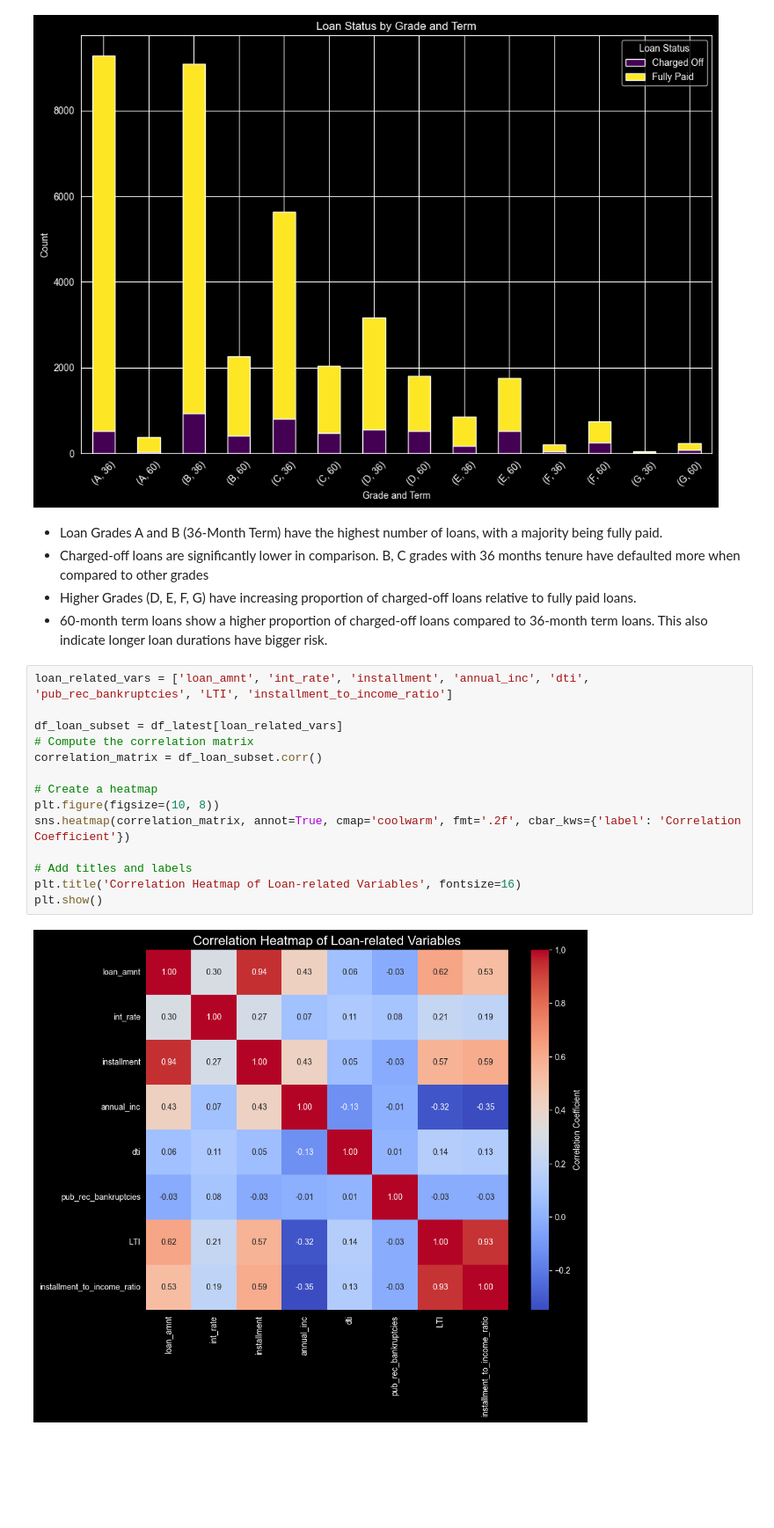
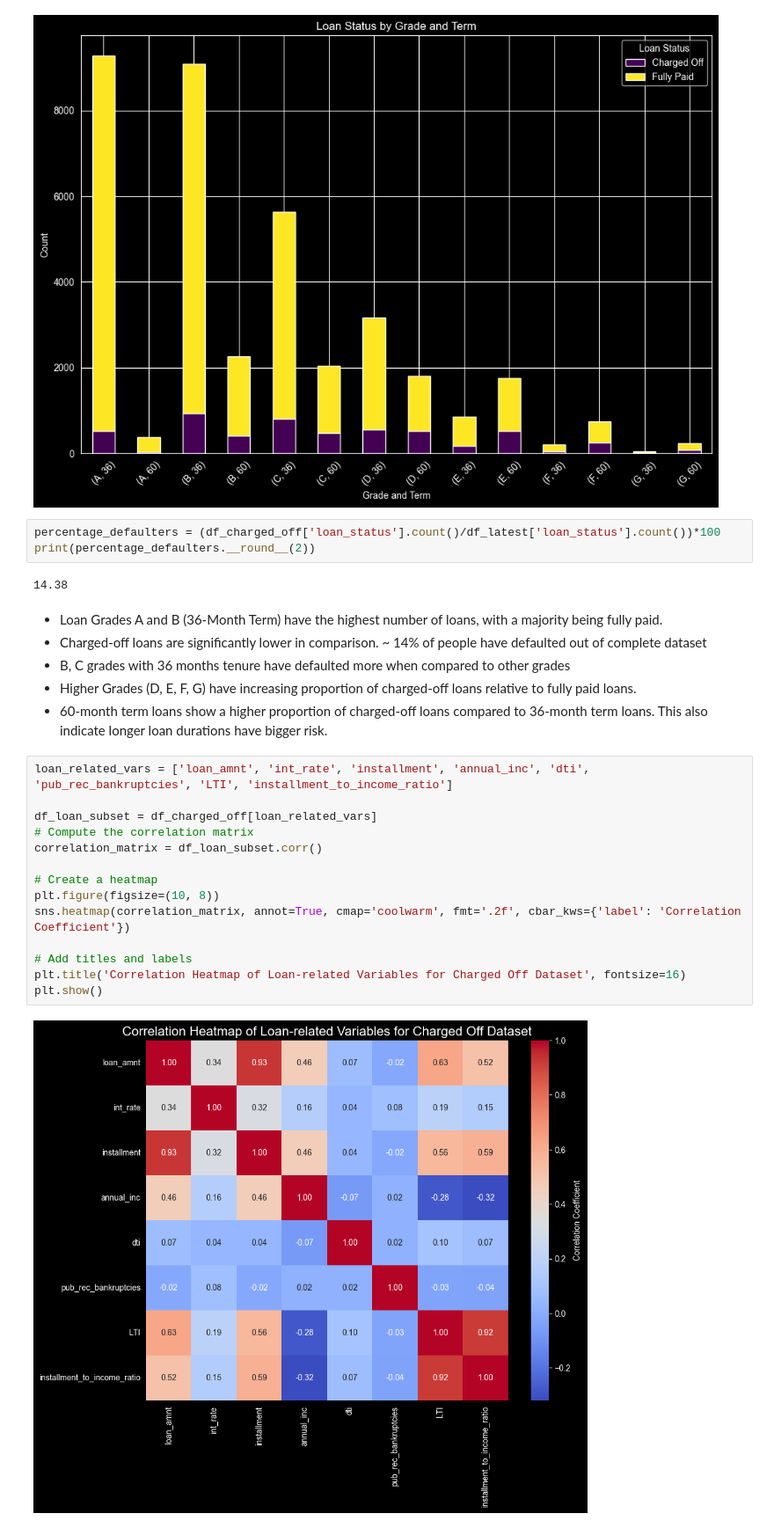
Before and after one commit to muralik31/Lending-Club-Case-Study, a Jupyter notebook: Murali_Krishna_Kondapally.ipynb, the cells around one changed output. Shown at 88% size. Drawn from its saved outputs; the diff is of its cells as text; blank space fills up the shorter version.

```diff
--- a/Murali_Krishna_Kondapally.ipynb
+++ b/Murali_Krishna_Kondapally.ipynb
@@ -959,27 +960,33 @@ plt.xticks(rotation=45)
 plt.show()
 # %% [output]
 [figure]
+# %%
+percentage_defaulters = (df_charged_off['loan_status'].count()/df_latest['loan_status'].count())*100
+print(percentage_defaulters.__round__(2))
+# %% [output]
+14.38
 # %% [markdown]
 - Loan Grades A and B (36-Month Term) have the highest number of loans, with a majority being fully paid.
-- Charged-off loans are significantly lower in comparison. B, C grades with 36 months tenure have defaulted more when compared to other grades
+- Charged-off loans are significantly lower in comparison.  ~ 14% of people have defaulted out of complete dataset
+- B, C grades with 36 months tenure have defaulted more when compared to other grades
 - Higher Grades (D, E, F, G) have increasing proportion of charged-off loans relative to fully paid loans.
 - 60-month term loans show a higher proportion of charged-off loans compared to 36-month term loans. This also indicate longer loan durations have bigger risk.
 # %%
 loan_related_vars = ['loan_amnt', 'int_rate', 'installment', 'annual_inc', 'dti', 'pub_rec_bankruptcies', 'LTI', 'installment_to_income_ratio']
 
-df_loan_subset = df_latest[loan_related_vars]
+df_loan_subset = df_charged_off[loan_related_vars]
 # Compute the correlation matrix
 correlation_matrix = df_loan_subset.corr()
 
 # Create a heatmap
 plt.figure(figsize=(10, 8))
 sns.heatmap(correlation_matrix, annot=True, cmap='coolwarm', fmt='.2f', cbar_kws={'label': 'Correlation Coefficient'})
 
 # Add titles and labels
-plt.title('Correlation Heatmap of Loan-related Variables', fontsize=16)
+plt.title('Correlation Heatmap of Loan-related Variables for Charged Off Dataset', fontsize=16)
 plt.show()
 # %% [output]
-[figure, old version]
+[figure, new version]
 # %% [markdown]
 
 Analysis of different Variable
```
Also changed, not shown: parts of 9 cells of this notebook.
